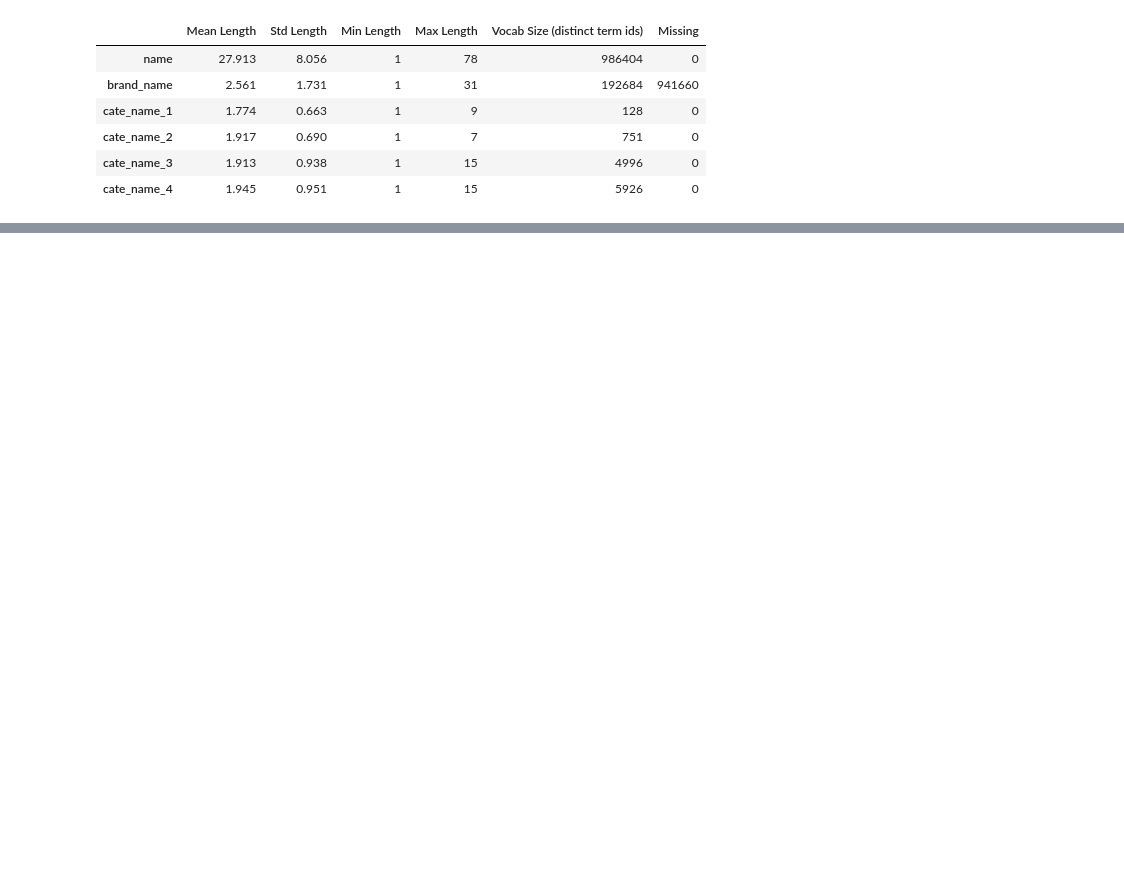
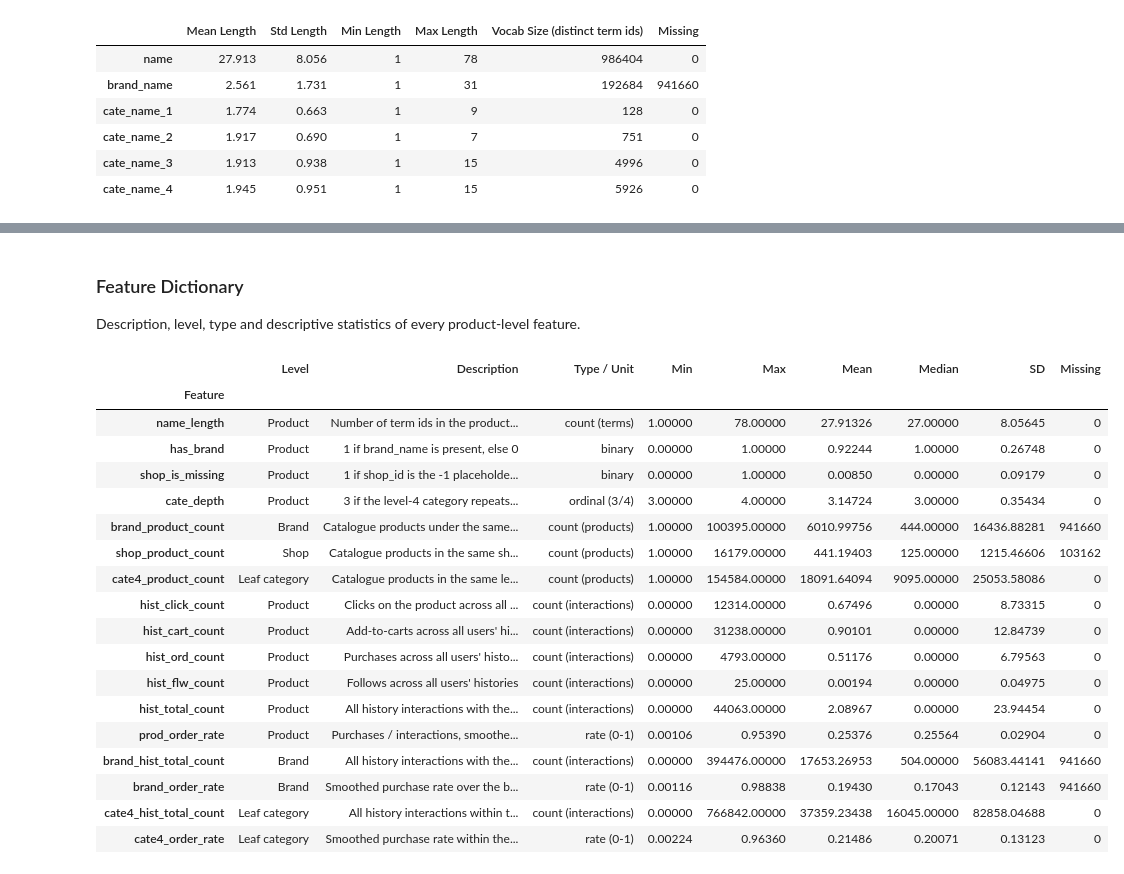
Before and after one commit to kennyyshi/BT4222-Group-9, a Jupyter notebook: Feature_Dictionary.ipynb, the cells around one changed output, grey strips where cells are left out. Drawn from its saved outputs; the diff is of its cells as text; code cells hidden in the pictures; blank space fills up the shorter version.

```diff
--- a/Feature_Dictionary.ipynb
+++ b/Feature_Dictionary.ipynb
@@ -702,0 +579,8 @@ wid: 12,141,247 rows (treated as primary key, exact distinct-count set skipped t
+# %%
+import gc
+
+# Free the parsed lists from the user section before loading the 12M-row product catalogue
+for name in ["all_labels", "all_types", "labels", "values"]:
+    globals().pop(name, None)
+user_df = user_df.drop(columns=[c for c in user_df.columns if c.endswith("_parsed")])
+gc.collect()
@@ -748,0 +1003,57 @@ text_summary
+# %% [markdown]
+### Feature Dictionary
+
+Description, level, type and descriptive statistics of every product-level feature.
+# %%
+product_feature_dictionary = pd.DataFrame([
+    ("name_length", "Product", "Number of term ids in the product name", "count (terms)"),
+    ("has_brand", "Product", "1 if brand_name is present, else 0", "binary"),
+    ("shop_is_missing", "Product", "1 if shop_id is the -1 placeholder, else 0", "binary"),
+    ("cate_depth", "Product", "3 if the level-4 category repeats level 3 (same name), else 4", "ordinal (3/4)"),
+    ("brand_product_count", "Brand", "Catalogue products under the same brand (missing if no brand_name)", "count (products)"),
+    ("shop_product_count", "Shop", "Catalogue products in the same shop (missing for shop_id = -1)", "count (products)"),
+    ("cate4_product_count", "Leaf category", "Catalogue products in the same leaf category", "count (products)"),
+    ("hist_click_count", "Product", "Clicks on the product across all users' histories", "count (interactions)"),
+    ("hist_cart_count", "Product", "Add-to-carts across all users' histories", "count (interactions)"),
+    ("hist_ord_count", "Product", "Purchases across all users' histories", "count (interactions)"),
+    ("hist_flw_count", "Product", "Follows across all users' histories", "count (interactions)"),
+    ("hist_total_count", "Product", "All history interactions with the product", "count (interactions)"),
+    ("prod_order_rate", "Product", f"Purchases / interactions, smoothed with {SMOOTHING} pseudo-interactions", "rate (0-1)"),
+    ("brand_hist_total_count", "Brand", "All history interactions with the brand's products (missing if no brand_name)", "count (interactions)"),
+    ("brand_order_rate", "Brand", "Smoothed purchase rate over the brand's products (missing if no brand_name)", "rate (0-1)"),
+    ("cate4_hist_total_count", "Leaf category", "All history interactions within the leaf category", "count (interactions)"),
+    ("cate4_order_rate", "Leaf category", "Smoothed purchase rate within the leaf category", "rate (0-1)"),
+], columns=["Feature", "Level", "Description", "Type / Unit"]).set_index("Feature")
+
+# Descriptive statistics of each feature across all catalogue products
+feature_cols = list(product_feature_dictionary.index)
+product_feature_stats = pd.DataFrame({
+    "Min": product_df[feature_cols].min(),
+    "Max": product_df[feature_cols].max(),
+    "Mean": product_df[feature_cols].mean(),
+    "Median": product_df[feature_cols].median(),
+    "SD": product_df[feature_cols].std(),
+    "Missing": product_df[feature_cols].isna().sum(),
+}).round(5)
+
+product_feature_dictionary.join(product_feature_stats)
+# %% [output]
+|  | Level | Description | Type / Unit | Min | Max | Mean | Median | SD | Missing |
+| Feature |  |  |  |  |  |  |  |  |  |
+| name_length | Product | Number of term ids in the product... | count (terms) | 1.00000 | 78.00000 | 27.91326 | 27.00000 | 8.05645 | 0 |
+| has_brand | Product | 1 if brand_name is present, else 0 | binary | 0.00000 | 1.00000 | 0.92244 | 1.00000 | 0.26748 | 0 |
+| shop_is_missing | Product | 1 if shop_id is the -1 placeholde... | binary | 0.00000 | 1.00000 | 0.00850 | 0.00000 | 0.09179 | 0 |
+| cate_depth | Product | 3 if the level-4 category repeats... | ordinal (3/4) | 3.00000 | 4.00000 | 3.14724 | 3.00000 | 0.35434 | 0 |
+| brand_product_count | Brand | Catalogue products under the same... | count (products) | 1.00000 | 100395.00000 | 6010.99756 | 444.00000 | 16436.88281 | 941660 |
+| shop_product_count | Shop | Catalogue products in the same sh... | count (products) | 1.00000 | 16179.00000 | 441.19403 | 125.00000 | 1215.46606 | 103162 |
+| cate4_product_count | Leaf category | Catalogue products in the same le... | count (products) | 1.00000 | 154584.00000 | 18091.64094 | 9095.00000 | 25053.58086 | 0 |
+| hist_click_count | Product | Clicks on the product across all ... | count (interactions) | 0.00000 | 12314.00000 | 0.67496 | 0.00000 | 8.73315 | 0 |
+| hist_cart_count | Product | Add-to-carts across all users' hi... | count (interactions) | 0.00000 | 31238.00000 | 0.90101 | 0.00000 | 12.84739 | 0 |
+| hist_ord_count | Product | Purchases across all users' histo... | count (interactions) | 0.00000 | 4793.00000 | 0.51176 | 0.00000 | 6.79563 | 0 |
+| hist_flw_count | Product | Follows across all users' histories | count (interactions) | 0.00000 | 25.00000 | 0.00194 | 0.00000 | 0.04975 | 0 |
+| hist_total_count | Product | All history interactions with the... | count (interactions) | 0.00000 | 44063.00000 | 2.08967 | 0.00000 | 23.94454 | 0 |
+| prod_order_rate | Product | Purchases / interactions, smoothe... | rate (0-1) | 0.00106 | 0.95390 | 0.25376 | 0.25564 | 0.02904 | 0 |
+| brand_hist_total_count | Brand | All history interactions with the... | count (interactions) | 0.00000 | 394476.00000 | 17653.26953 | 504.00000 | 56083.44141 | 941660 |
+| brand_order_rate | Brand | Smoothed purchase rate over the b... | rate (0-1) | 0.00116 | 0.98838 | 0.19430 | 0.17043 | 0.12143 | 941660 |
+| cate4_hist_total_count | Leaf category | All history interactions within t... | count (interactions) | 0.00000 | 766842.00000 | 37359.23438 | 16045.00000 | 82858.04688 | 0 |
+| cate4_order_rate | Leaf category | Smoothed purchase rate within the... | rate (0-1) | 0.00224 | 0.96360 | 0.21486 | 0.20071 | 0.13123 | 0 |
```
Also changed, not shown: parts of 31 cells of this notebook, 1 other file.
